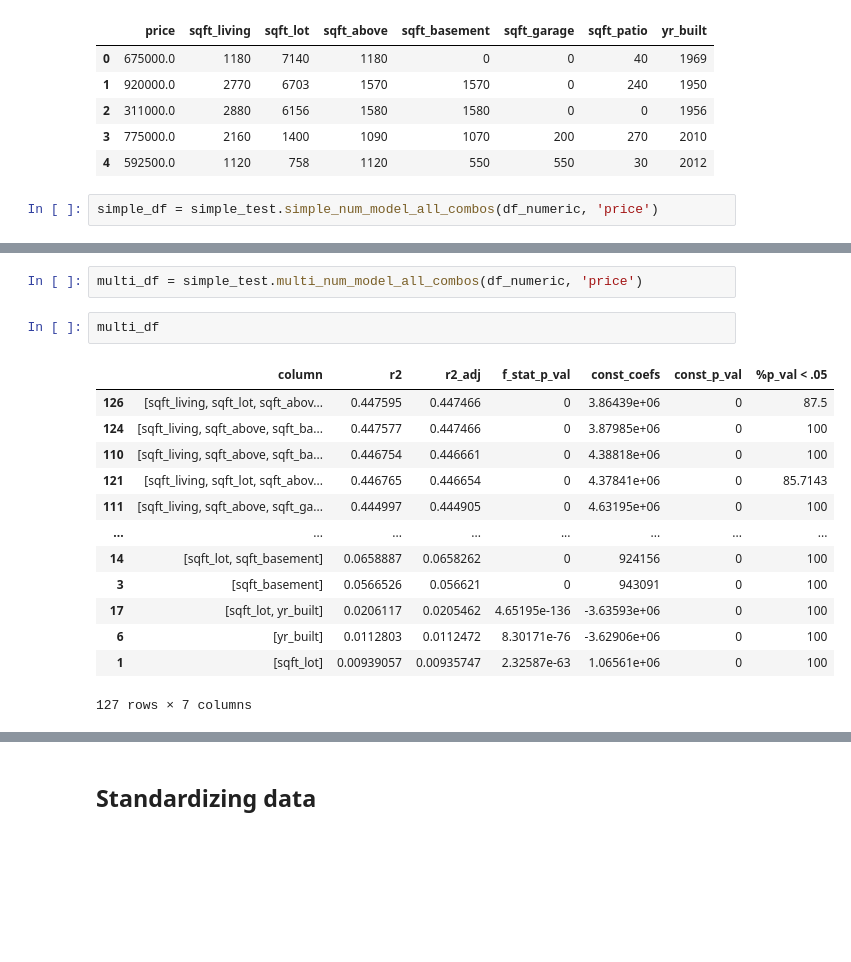
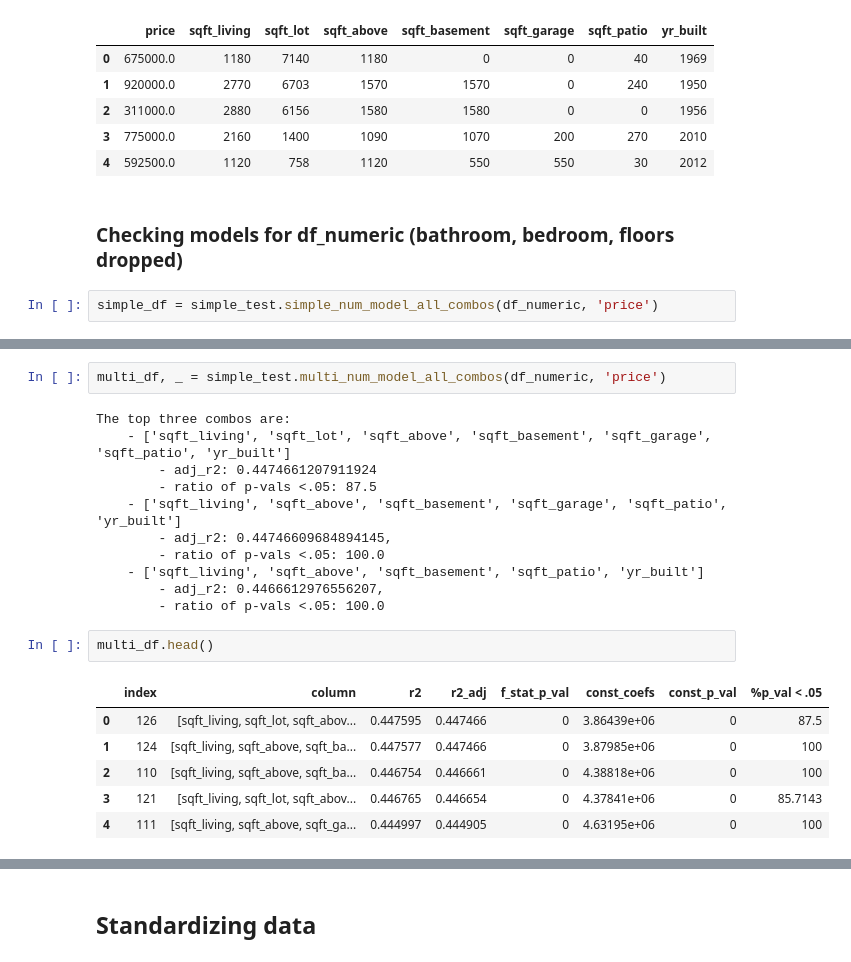
Before and after one commit to mduncan23/King-County-Real-Estate-Analysis, a Jupyter notebook: Matt Project Workbook.ipynb, the cells around one changed output, grey strips where cells are left out. Saved outputs shown, nothing was run; the diff lists cells and outputs as text; blank space fills up the shorter version.

```diff
--- a/Matt Project Workbook.ipynb
+++ b/Matt Project Workbook.ipynb
@@ -179,6 +202,8 @@ df_numeric.head()
 | 2 | 311000.0 | 2880 | 6156 | 1580 | 1580 | 0 | 0 | 1956 |
 | 3 | 775000.0 | 2160 | 1400 | 1090 | 1070 | 200 | 270 | 2010 |
 | 4 | 592500.0 | 1120 | 758 | 1120 | 550 | 550 | 30 | 2012 |
+# %% [markdown]
+### Checking models for df_numeric (bathroom, bedroom, floors dropped)
 # %%
 simple_df = simple_test.simple_num_model_all_combos(df_numeric, 'price')
 # %%
@@ -193,20 +218,24 @@ simple_df
 | 6 | yr_built | 0.0112803 | 0.0112472 | 8.30171e-76 | -3.62906e+06 | 9.297e-46 | 2386.61 | 8.30171e-76 |
 | 1 | sqft_lot | 0.00939057 | 0.00935747 | 2.32587e-63 | 1.06561e+06 | 0 | 1.16365 | 2.32587e-63 |
 # %%
-multi_df = simple_test.multi_num_model_all_combos(df_numeric, 'price')
+multi_df, _ = simple_test.multi_num_model_all_combos(df_numeric, 'price')
+# %% [output]
+The top three combos are:
+    - ['sqft_living', 'sqft_lot', 'sqft_above', 'sqft_basement', 'sqft_garage', 'sqft_patio', 'yr_built']
+        - adj_r2: 0.4474661207911924
+        - ratio of p-vals <.05: 87.5
+    - ['sqft_living', 'sqft_above', 'sqft_basement', 'sqft_garage', 'sqft_patio', 'yr_built']
+        - adj_r2: 0.44746609684894145,
+        - ratio of p-vals <.05: 100.0
+    - ['sqft_living', 'sqft_above', 'sqft_basement', 'sqft_patio', 'yr_built']
+        - adj_r2: 0.4466612976556207,
+        - ratio of p-vals <.05: 100.0
 # %%
-multi_df
+multi_df.head()
 # %% [output]
-|  | column | r2 | r2_adj | f_stat_p_val | const_coefs | const_p_val | %p_val < .05 |
-| 126 | [sqft_living, sqft_lot, sqft_abov... | 0.447595 | 0.447466 | 0 | 3.86439e+06 | 0 | 87.5 |
-| 124 | [sqft_living, sqft_above, sqft_ba... | 0.447577 | 0.447466 | 0 | 3.87985e+06 | 0 | 100 |
-| 110 | [sqft_living, sqft_above, sqft_ba... | 0.446754 | 0.446661 | 0 | 4.38818e+06 | 0 | 100 |
-| 121 | [sqft_living, sqft_lot, sqft_abov... | 0.446765 | 0.446654 | 0 | 4.37841e+06 | 0 | 85.7143 |
-| 111 | [sqft_living, sqft_above, sqft_ga... | 0.444997 | 0.444905 | 0 | 4.63195e+06 | 0 | 100 |
-| ... | ... | ... | ... | ... | ... | ... | ... |
-| 14 | [sqft_lot, sqft_basement] | 0.0658887 | 0.0658262 | 0 | 924156 | 0 | 100 |
-| 3 | [sqft_basement] | 0.0566526 | 0.056621 | 0 | 943091 | 0 | 100 |
-| 17 | [sqft_lot, yr_built] | 0.0206117 | 0.0205462 | 4.65195e-136 | -3.63593e+06 | 0 | 100 |
-| 6 | [yr_built] | 0.0112803 | 0.0112472 | 8.30171e-76 | -3.62906e+06 | 0 | 100 |
-| 1 | [sqft_lot] | 0.00939057 | 0.00935747 | 2.32587e-63 | 1.06561e+06 | 0 | 100 |
+|  | index | column | r2 | r2_adj | f_stat_p_val | const_coefs | const_p_val | %p_val < .05 |
+| 0 | 126 | [sqft_living, sqft_lot, sqft_abov... | 0.447595 | 0.447466 | 0 | 3.86439e+06 | 0 | 87.5 |
+| 1 | 124 | [sqft_living, sqft_above, sqft_ba... | 0.447577 | 0.447466 | 0 | 3.87985e+06 | 0 | 100 |
+| 2 | 110 | [sqft_living, sqft_above, sqft_ba... | 0.446754 | 0.446661 | 0 | 4.38818e+06 | 0 | 100 |
+| 3 | 121 | [sqft_living, sqft_lot, sqft_abov... | 0.446765 | 0.446654 | 0 | 4.37841e+06 | 0 | 85.7143 |
+| 4 | 111 | [sqft_living, sqft_above, sqft_ga... | 0.444997 | 0.444905 | 0 | 4.63195e+06 | 0 | 100 |
-127 rows × 7 columns
```
Also changed, not shown: parts of 68 cells of this notebook.
